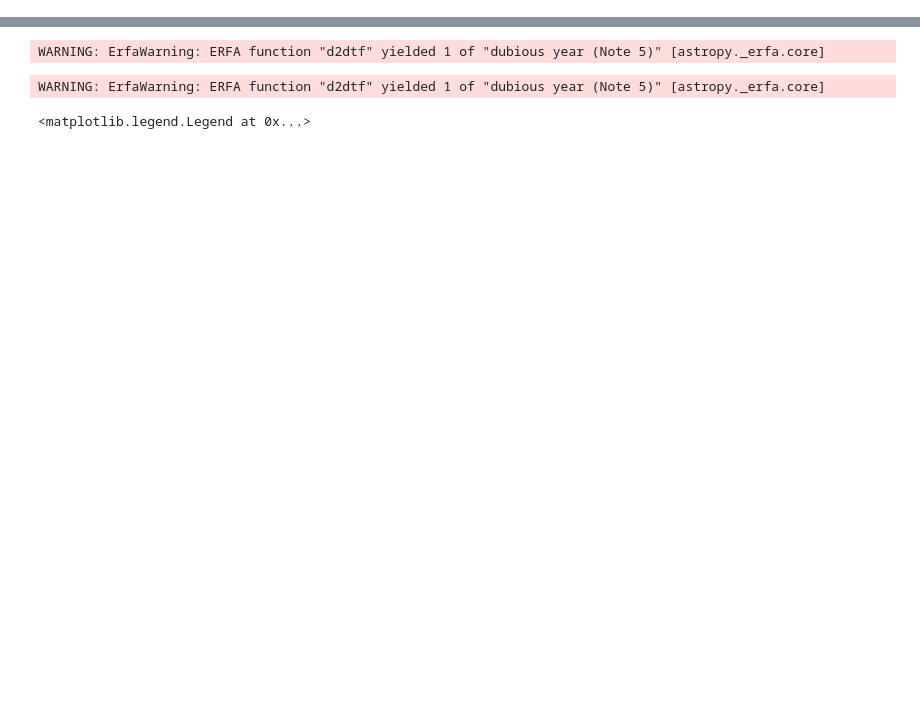
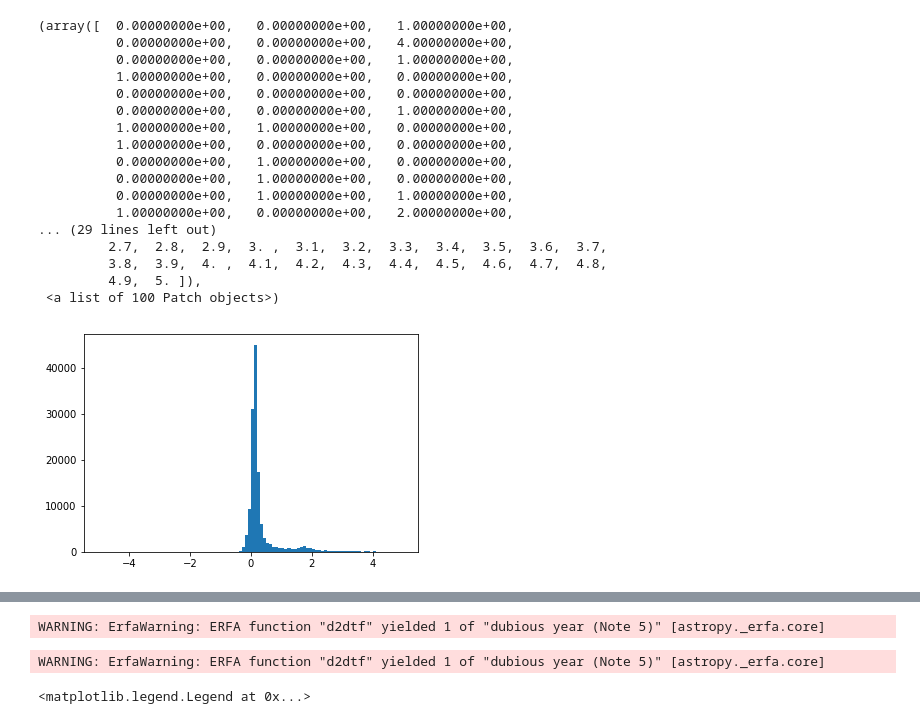
Before and after one commit to segasai/mynotebooks, a Jupyter notebook: desi_sky/DESI sky.ipynb, the cells around one changed output, grey strips where cells are left out. Saved outputs shown, nothing was run; the diff lists cells and outputs as text; code cells hidden in the pictures; blank space fills up the shorter version.

```diff
--- a/desi_sky/DESI sky.ipynb
+++ b/desi_sky/DESI sky.ipynb
@@ -11,12 +11,32 @@ import sphdist
 # %%
 #fname,format = 'des-moon-sky-t_fix.csv','ascii'
 
 # read the input file
 
 fname,format = 'DECam_sky.fits',None
 tab = atpy.Table().read(fname,format=format)
 tab =  tab[np.random.permutation(len(tab))]
 # permute just in case
+plt.hist (tab['trans'] ,range=(-5,5),bins=100)
+# %% [output]
+(array([  0.00000000e+00,   0.00000000e+00,   1.00000000e+00,
+          0.00000000e+00,   0.00000000e+00,   4.00000000e+00,
+          0.00000000e+00,   0.00000000e+00,   1.00000000e+00,
+          1.00000000e+00,   0.00000000e+00,   0.00000000e+00,
+          0.00000000e+00,   0.00000000e+00,   0.00000000e+00,
+          0.00000000e+00,   0.00000000e+00,   1.00000000e+00,
+          1.00000000e+00,   1.00000000e+00,   0.00000000e+00,
+          1.00000000e+00,   0.00000000e+00,   0.00000000e+00,
+          0.00000000e+00,   1.00000000e+00,   0.00000000e+00,
+          0.00000000e+00,   1.00000000e+00,   0.00000000e+00,
+          0.00000000e+00,   1.00000000e+00,   1.00000000e+00,
+          1.00000000e+00,   0.00000000e+00,   2.00000000e+00,
+... (29 lines left out)
+         2.7,  2.8,  2.9,  3. ,  3.1,  3.2,  3.3,  3.4,  3.5,  3.6,  3.7,
+         3.8,  3.9,  4. ,  4.1,  4.2,  4.3,  4.4,  4.5,  4.6,  4.7,  4.8,
+         4.9,  5. ]),
+ <a list of 100 Patch objects>)
+[figure, added]
 # %%
 # Compute some extra stuff (compute asimuths, zd of moon, sun and targets)
 
```
Also changed, not shown: parts of 12 cells of this notebook.
